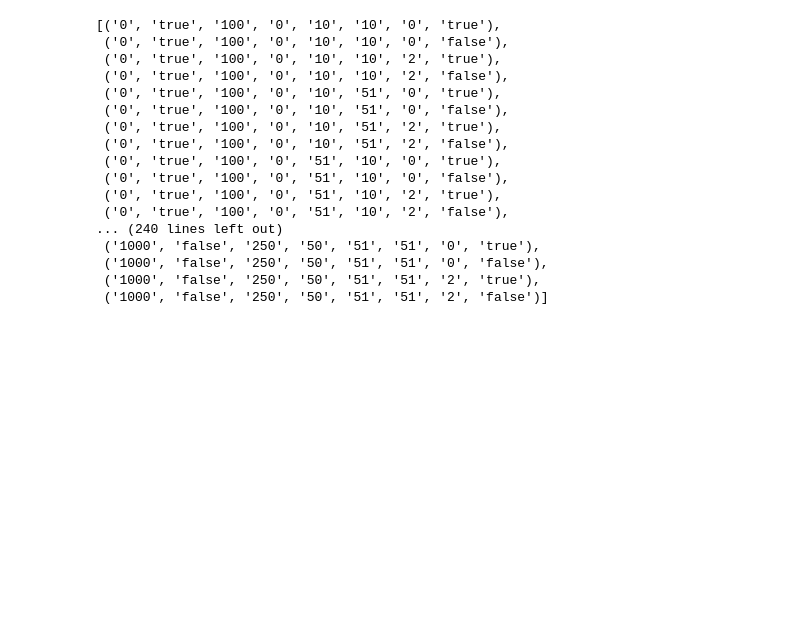
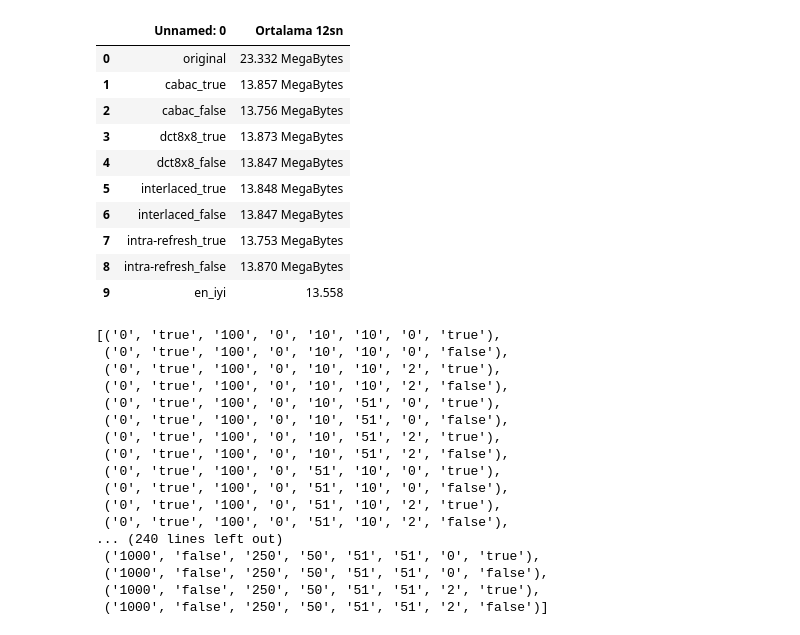
Before and after one commit to uraninjo/GstreamerWorks, a Jupyter notebook: Sunum/comp/deneme.ipynb, the cells around one changed output. Saved outputs shown, nothing was run; the diff lists cells and outputs as text; code cells hidden in the pictures; blank space fills up the shorter version.

```diff
--- a/Sunum/comp/deneme.ipynb
+++ b/Sunum/comp/deneme.ipynb
@@ -61,3 +87,17 @@ df.to_csv('sıkıştırma_verileri_tekli.csv',index=False)
+# %%
+pd.read_csv('sıkıştırma_verileri_tekli.csv')
+# %% [output]
+|  | Unnamed: 0 | Ortalama 12sn |
+| 0 | original | 23.332 MegaBytes |
+| 1 | cabac_true | 13.857 MegaBytes |
+| 2 | cabac_false | 13.756 MegaBytes |
+| 3 | dct8x8_true | 13.873 MegaBytes |
+| 4 | dct8x8_false | 13.847 MegaBytes |
+| 5 | interlaced_true | 13.848 MegaBytes |
+| 6 | interlaced_false | 13.847 MegaBytes |
+| 7 | intra-refresh_true | 13.753 MegaBytes |
+| 8 | intra-refresh_false | 13.870 MegaBytes |
+| 9 | en_iyi | 13.558 |
 # %%
 default=['true','false','false','false',original]
 
```
Also changed, not shown: parts of 5 cells of this notebook, 17 other files.
